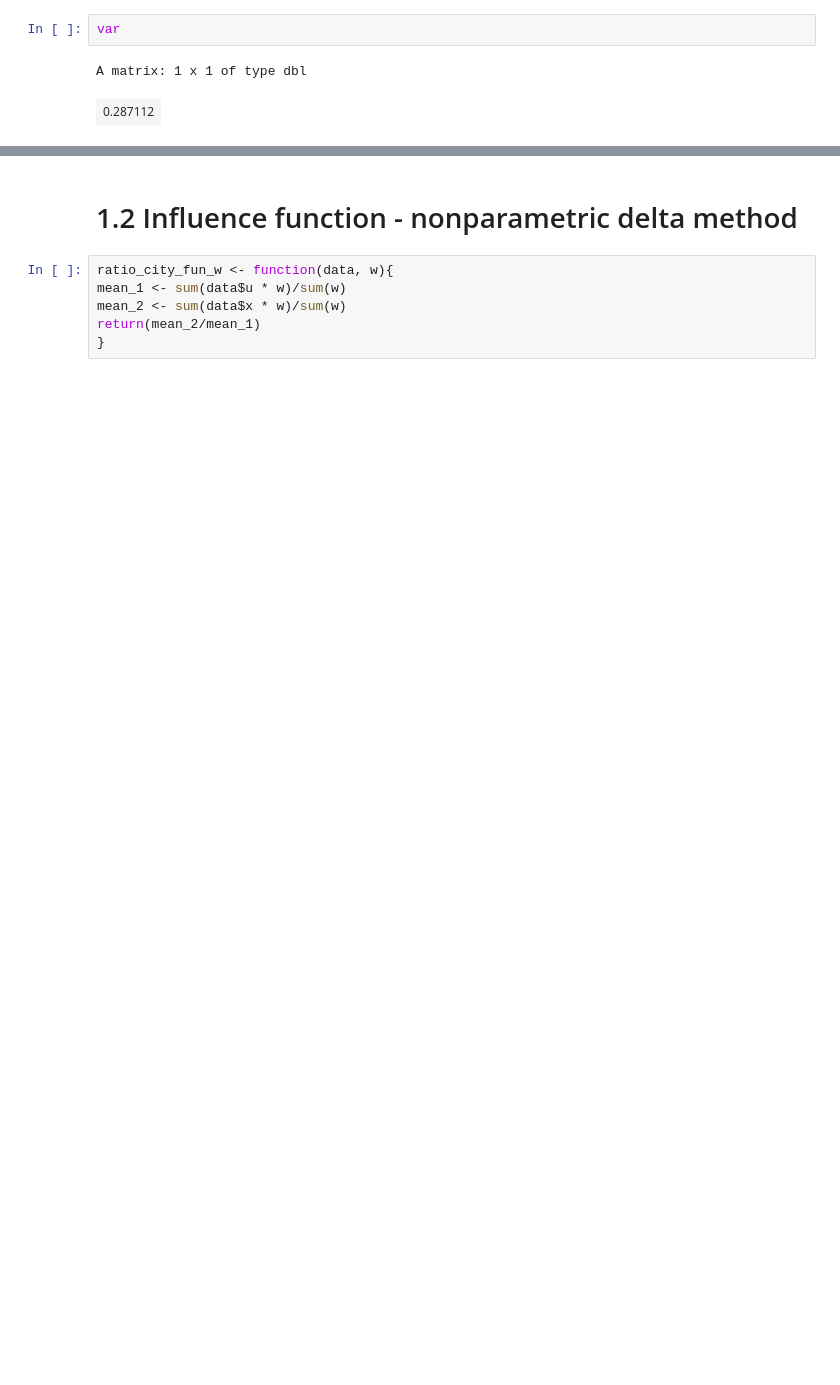
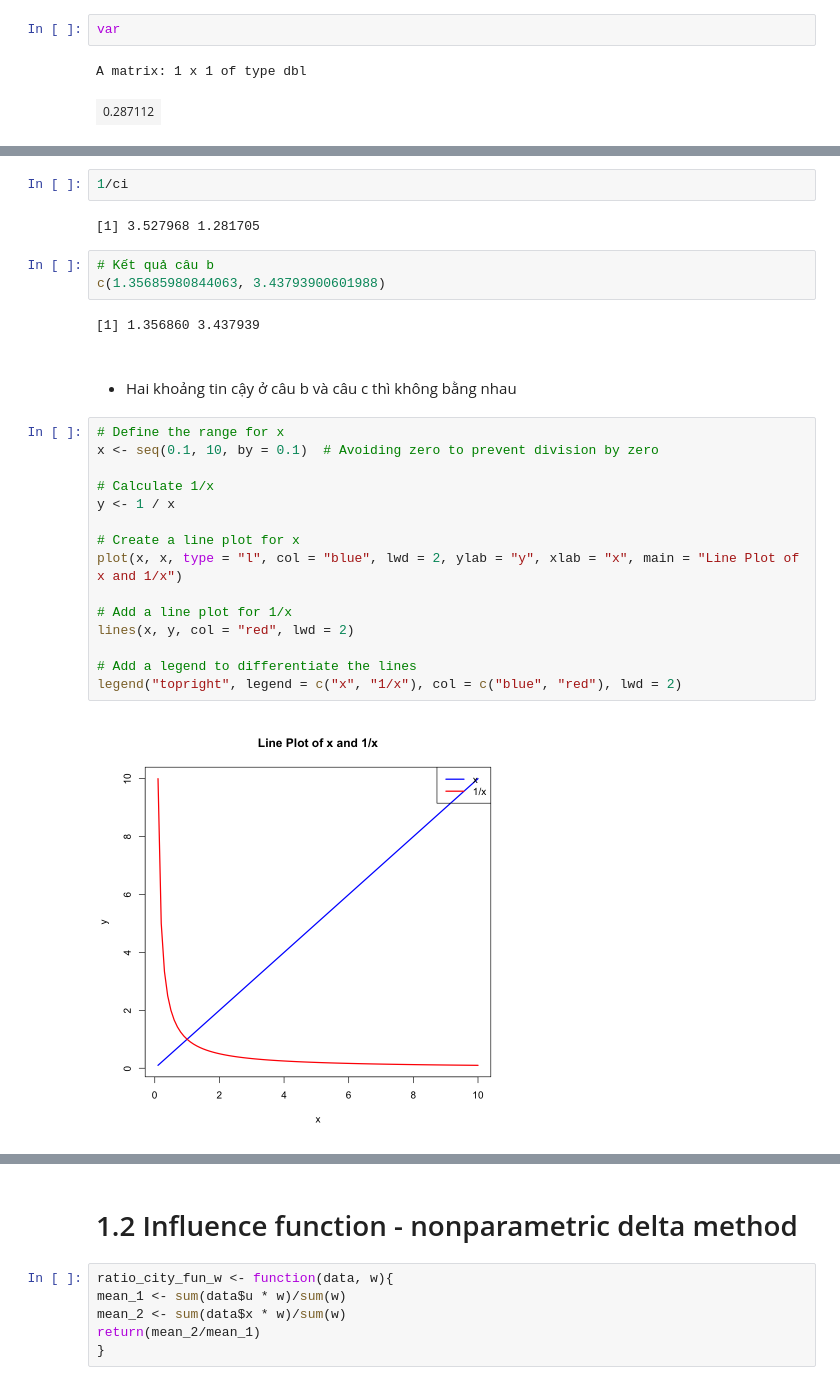
Before and after one commit to HoaPham119/Master, a Jupyter notebook: Cac_PP_Boostrap/R_script/thuchanh3.ipynb, the cells around one changed output, grey strips where cells are left out. Saved outputs shown, nothing was run; the diff lists cells and outputs as text; blank space fills up the shorter version.

```diff
--- a/Cac_PP_Boostrap/R_script/thuchanh3.ipynb
+++ b/Cac_PP_Boostrap/R_script/thuchanh3.ipynb
@@ -296,0 +346,29 @@ ci
+# %%
+1/ci
+# %% [output]
+[1] 3.527968 1.281705
+# %%
+# Kết quả câu b
+c(1.35685980844063, 3.43793900601988)
+# %% [output]
+[1] 1.356860 3.437939
+# %% [markdown]
+#
+- Hai khoảng tin cậy ở câu b và câu c thì không bằng nhau
+# %%
+# Define the range for x
+x <- seq(0.1, 10, by = 0.1)  # Avoiding zero to prevent division by zero
+
+# Calculate 1/x
+y <- 1 / x
+
+# Create a line plot for x
+plot(x, x, type = "l", col = "blue", lwd = 2, ylab = "y", xlab = "x", main = "Line Plot of x and 1/x")
+
+# Add a line plot for 1/x
+lines(x, y, col = "red", lwd = 2)
+
+# Add a legend to differentiate the lines
+legend("topright", legend = c("x", "1/x"), col = c("blue", "red"), lwd = 2)
+# %% [output]
+[figure, added]
```
Also changed, not shown: parts of 44 cells of this notebook, 9 other files.
